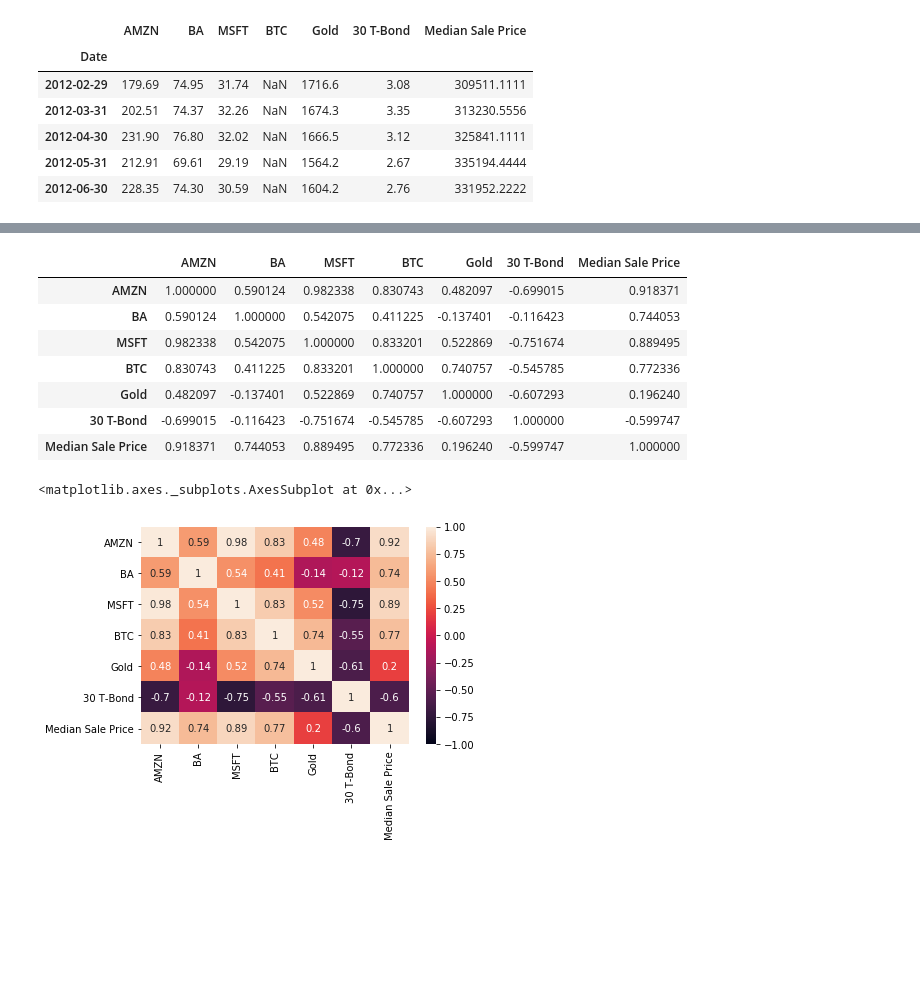
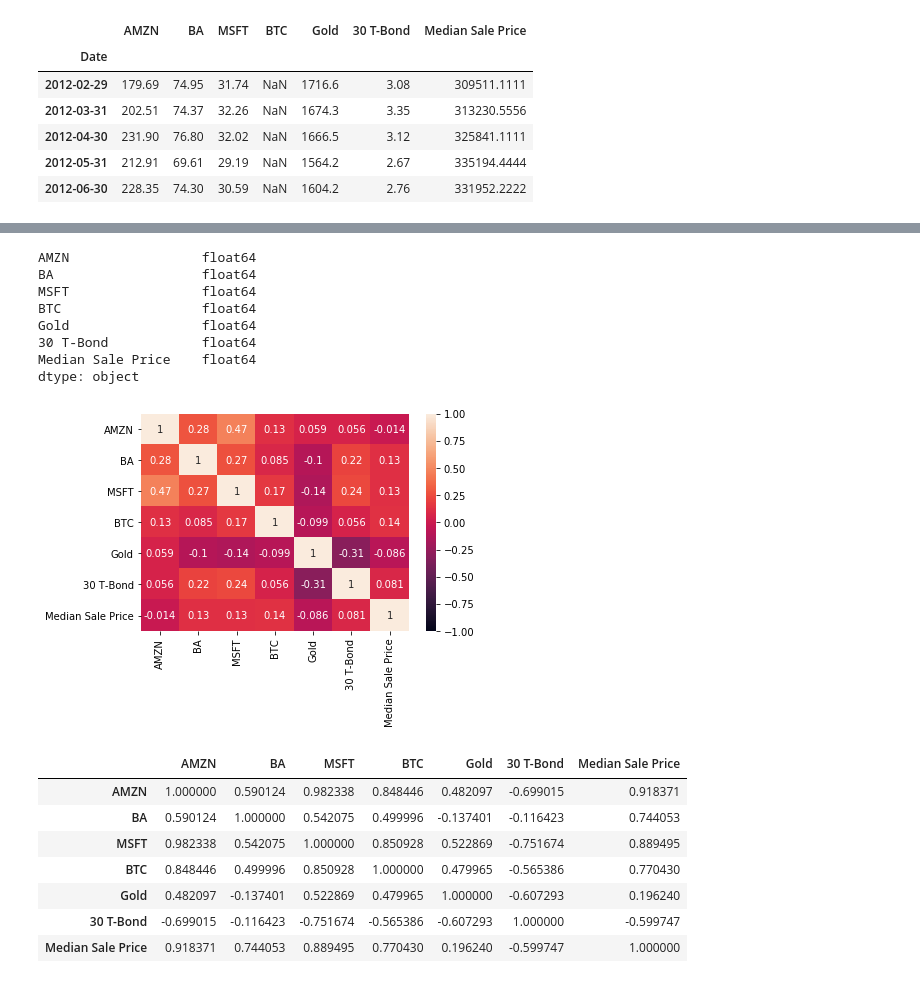
Before and after one commit to somyapanda/fintech-project-1, a Jupyter notebook: Somya/correlation.ipynb, the cells around one changed output, grey strips where cells are left out. Cells and saved outputs as stored; diff of their text form; code cells hidden in the pictures; blank space fills up the shorter version.

```diff
--- a/Somya/correlation.ipynb
+++ b/Somya/correlation.ipynb
@@ -189,0 +214,3 @@ combined_df.head()
+# %%
+housing_returns = housing_data_df.pct_change()
+housing_returns.head()
@@ -189,0 +225,3 @@ combined_df.head()
+# %%
+all_returns = pd.concat([asset_returns, housing_returns], axis="columns", join="inner")
+all_returns.head()
@@ -190,6 +258,6 @@ combined_df.head()
 # %%
-# Use the `pct_change` function to calculate daily returns for each stock
-daily_returns = combined_df.pct_change().dropna()
-daily_returns.head()
+# Use the `corr` function to calculate correlations for each stock pair
+correlation = all_returns.corr()
+correlation
 # %% [output]
 |  | AMZN | BA | MSFT | BTC | Gold | 30 T-Bond | Median Sale Price |
@@ -221,13 +271,11 @@ dtype: float64
-# %%
-# Use the `corr` function to calculate correlations for each stock pair
-correlation = combined_df.corr()
-correlation
-# %% [output]
-|  | AMZN | BA | MSFT | BTC | Gold | 30 T-Bond | Median Sale Price |
-| AMZN | 1.000000 | 0.590124 | 0.982338 | 0.830743 | 0.482097 | -0.699015 | 0.918371 |
-| BA | 0.590124 | 1.000000 | 0.542075 | 0.411225 | -0.137401 | -0.116423 | 0.744053 |
-| MSFT | 0.982338 | 0.542075 | 1.000000 | 0.833201 | 0.522869 | -0.751674 | 0.889495 |
-| BTC | 0.830743 | 0.411225 | 0.833201 | 1.000000 | 0.740757 | -0.545785 | 0.772336 |
-| Gold | 0.482097 | -0.137401 | 0.522869 | 0.740757 | 1.000000 | -0.607293 | 0.196240 |
-| 30 T-Bond | -0.699015 | -0.116423 | -0.751674 | -0.545785 | -0.607293 | 1.000000 | -0.599747 |
-| Median Sale Price | 0.918371 | 0.744053 | 0.889495 | 0.772336 | 0.196240 | -0.599747 | 1.000000 |
+# %%
+correlation.dtypes
+# %% [output]
+AMZN                 float64
+BA                   float64
+MSFT                 float64
+BTC                  float64
+Gold                 float64
+30 T-Bond            float64
+Median Sale Price    float64
+dtype: object
@@ -234,6 +284,17 @@ correlation
 # %%
 # Create a heatmap from the correlation values
-sns.heatmap(correlation, vmin=-1, vmax=1, annot=True)
+corr2_plot = sns.heatmap(correlation, vmin=-1, vmax=1, annot=True)
 # %% [output]
-<matplotlib.axes._subplots.AxesSubplot at 0x...>
-[figure, old version]
+[figure, new version]
+# %%
+correlation_2 = combined_df_asset.corr()
+correlation_2
+# %% [output]
+|  | AMZN | BA | MSFT | BTC | Gold | 30 T-Bond | Median Sale Price |
+| AMZN | 1.000000 | 0.590124 | 0.982338 | 0.848446 | 0.482097 | -0.699015 | 0.918371 |
+| BA | 0.590124 | 1.000000 | 0.542075 | 0.499996 | -0.137401 | -0.116423 | 0.744053 |
+| MSFT | 0.982338 | 0.542075 | 1.000000 | 0.850928 | 0.522869 | -0.751674 | 0.889495 |
+| BTC | 0.848446 | 0.499996 | 0.850928 | 1.000000 | 0.479965 | -0.565386 | 0.770430 |
+| Gold | 0.482097 | -0.137401 | 0.522869 | 0.479965 | 1.000000 | -0.607293 | 0.196240 |
+| 30 T-Bond | -0.699015 | -0.116423 | -0.751674 | -0.565386 | -0.607293 | 1.000000 | -0.599747 |
+| Median Sale Price | 0.918371 | 0.744053 | 0.889495 | 0.770430 | 0.196240 | -0.599747 | 1.000000 |
```
Also changed, not shown: parts of 27 cells of this notebook, 12 other files.
